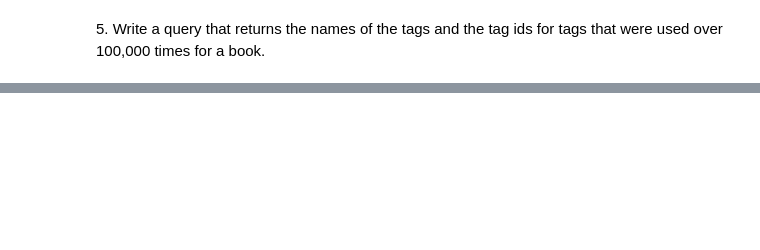
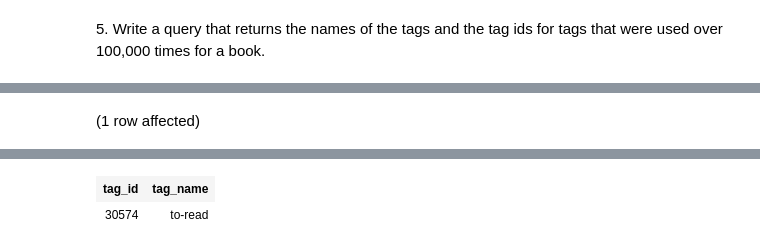
Before and after one commit to Teesen24/sql-part4-exercises, a Jupyter notebook: sql-part4.ipynb, the cells around one changed output, grey strips where cells are left out. Saved outputs shown, nothing was run; the diff lists cells and outputs as text; code cells hidden in the pictures; blank space fills up the shorter version.

```diff
--- a/sql-part4.ipynb
+++ b/sql-part4.ipynb
@@ -58,0 +115,11 @@ Total execution time: 00:00:00
+# %%
+USE BooksDB
+SELECT t.tag_id, t.tag_name
+FROM tags t
+WHERE t.tag_id IN (
+  SELECT bt.tag_id
+  FROM book_tags bt
+  WHERE bt.count > 100000
+);
+# %% [output]
+(1 row affected)
@@ -58,0 +127,2 @@ Total execution time: 00:00:00
+| tag_id | tag_name |
+| 30574 | to-read |
```
Also changed, not shown: parts of 9 cells of this notebook.
